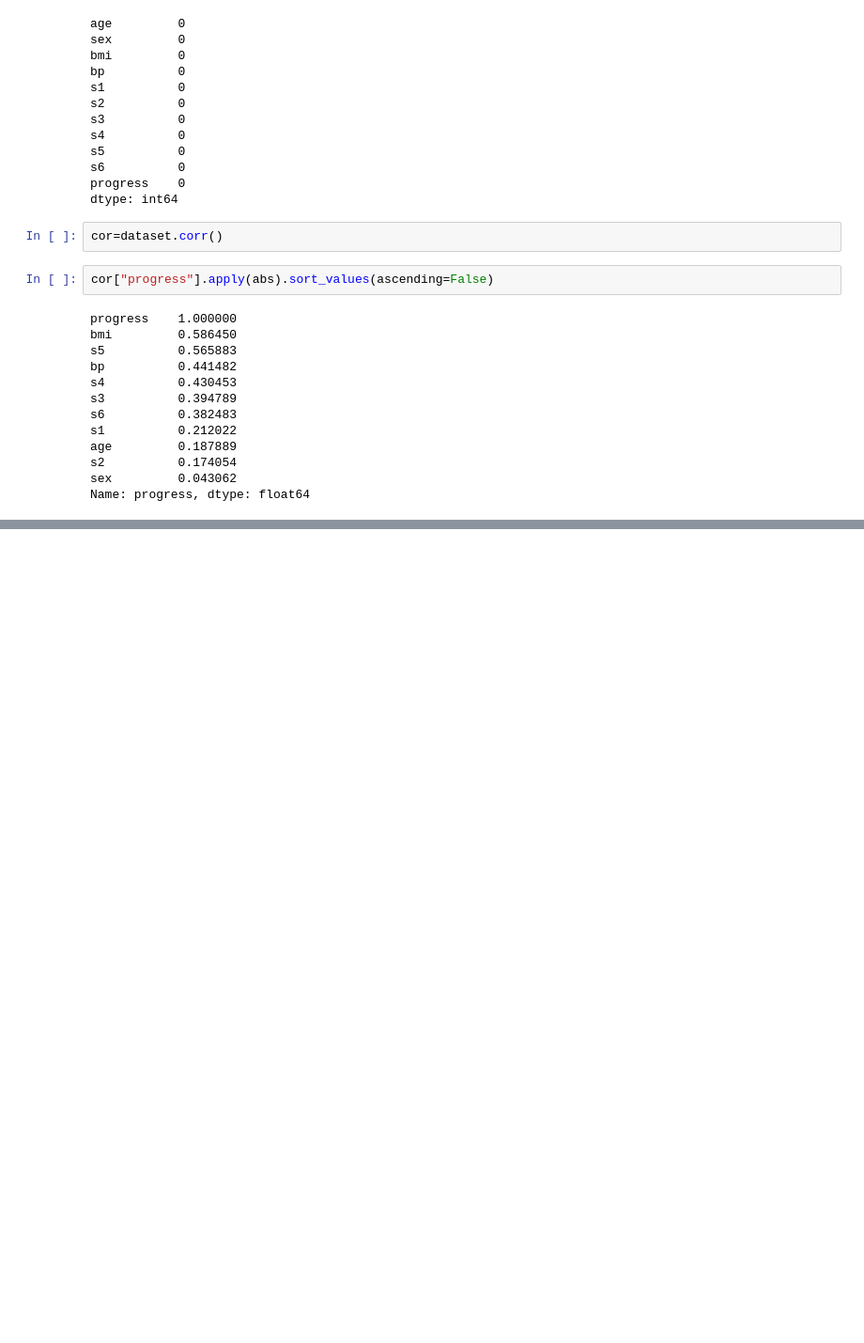
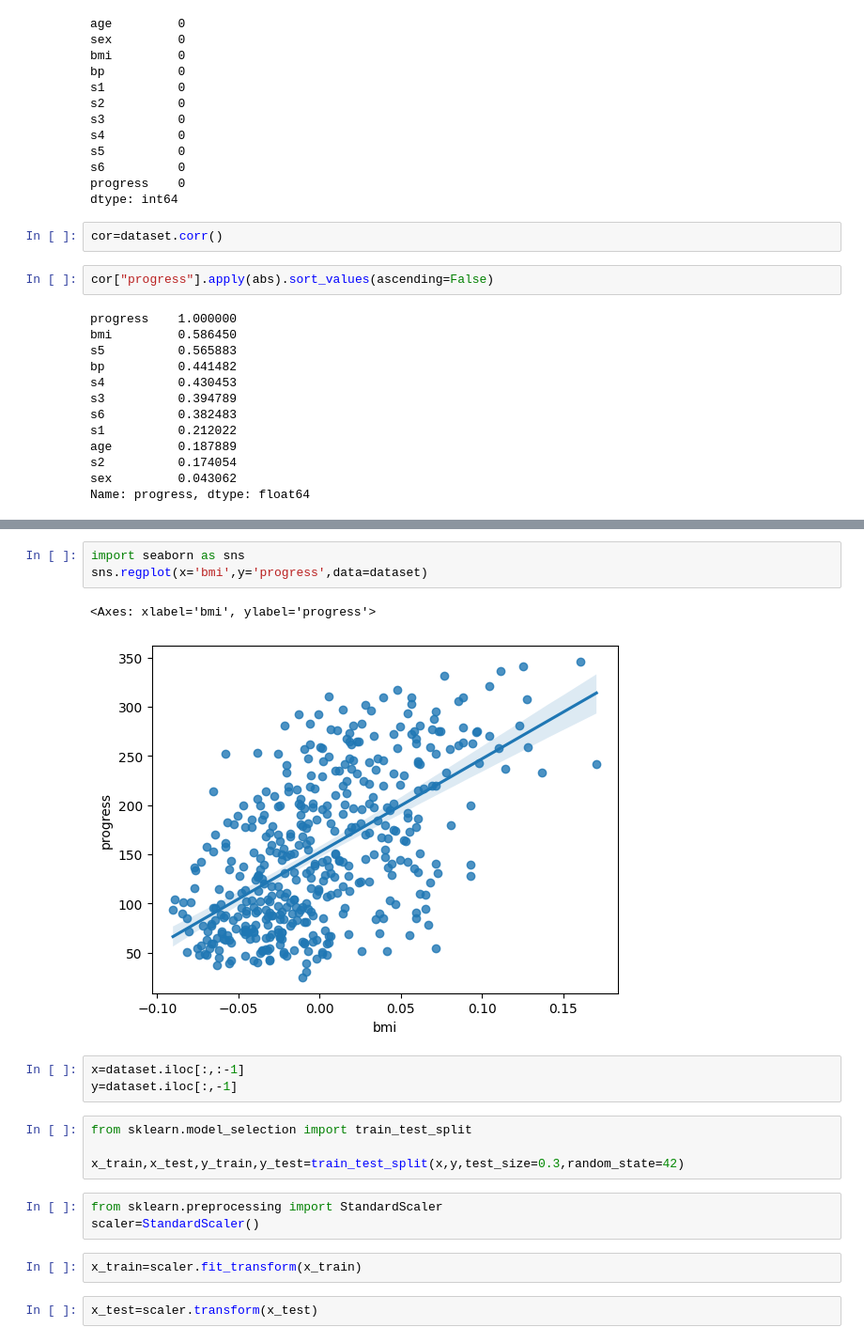
Before and after one commit to AryannSharmaa/Diabetes, a Jupyter notebook: linear_regression.ipynb, the cells around one changed output, grey strips where cells are left out. Shown: that part at 94% size. Cells and saved outputs as stored; diff of their text form; blank space fills up the shorter version.

```diff
--- a/linear_regression.ipynb
+++ b/linear_regression.ipynb
@@ -139,0 +147,20 @@ cor
+# %%
+import seaborn as sns
+sns.regplot(x='bmi',y='progress',data=dataset)
+# %% [output]
+<Axes: xlabel='bmi', ylabel='progress'>
+[figure, added]
+# %%
+x=dataset.iloc[:,:-1]
+y=dataset.iloc[:,-1]
+# %%
+from sklearn.model_selection import train_test_split
+
+x_train,x_test,y_train,y_test=train_test_split(x,y,test_size=0.3,random_state=42)
+# %%
+from sklearn.preprocessing import StandardScaler
+scaler=StandardScaler()
+# %%
+x_train=scaler.fit_transform(x_train)
+# %%
+x_test=scaler.transform(x_test)
```
Also changed, not shown: parts of 4 cells of this notebook.
